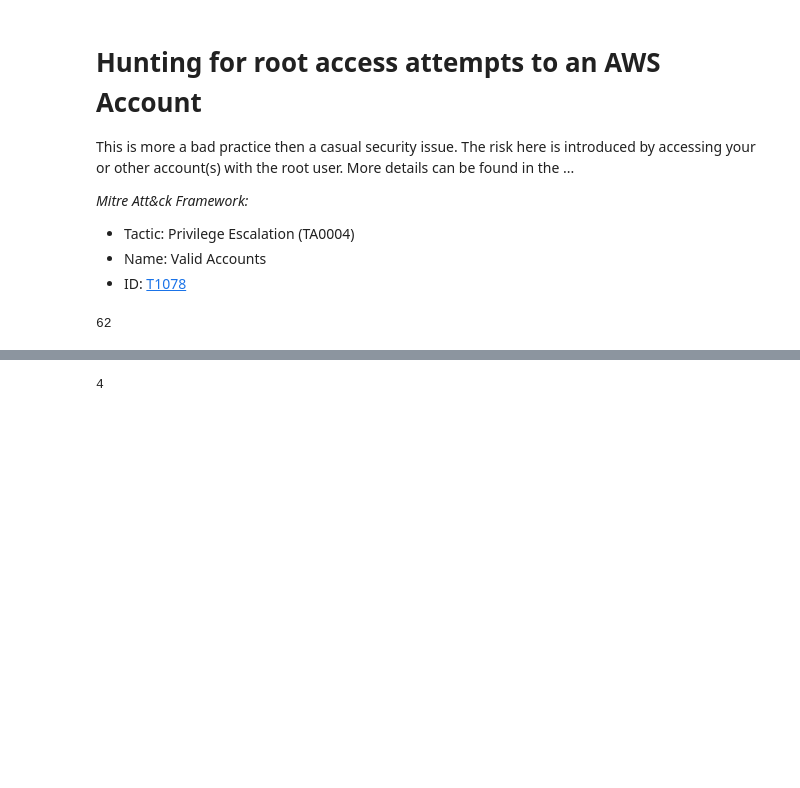
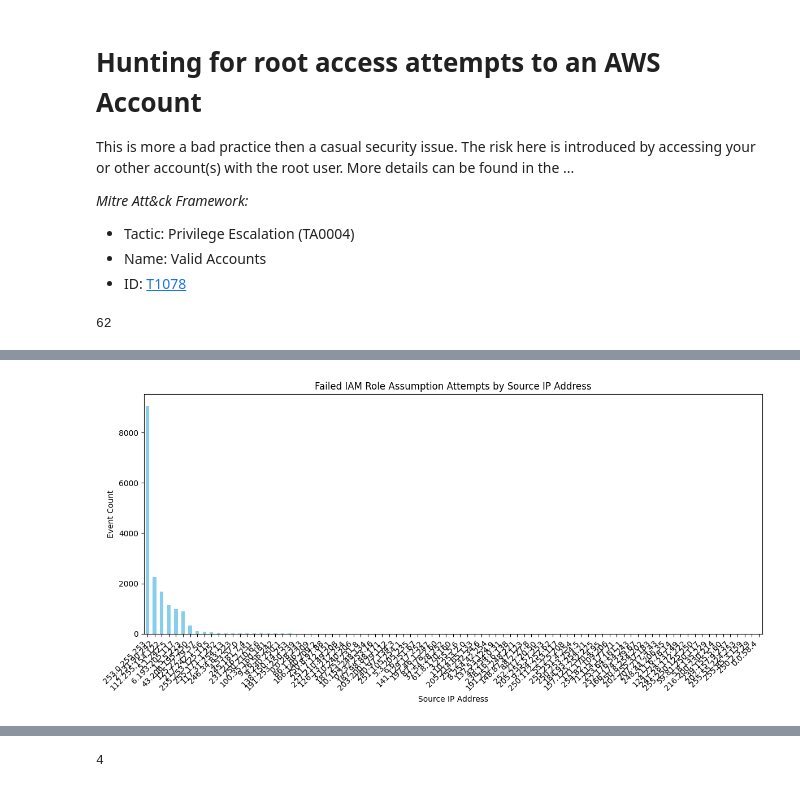
Before and after one commit to BenjiTrapp/aws-threat-hunting, a Jupyter notebook: cloudtrail/hunting-cloudtrail-flaws-cloud.ipynb, the cells around one changed output, grey strips where cells are left out. Drawn from its saved outputs; the diff is of its cells as text; code cells hidden in the pictures; blank space fills up the shorter version.

Commit message:
Added additional query

```diff
--- a/cloudtrail/hunting-cloudtrail-flaws-cloud.ipynb
+++ b/cloudtrail/hunting-cloudtrail-flaws-cloud.ipynb
@@ -230,0 +231,8 @@ _Mitre Att&ck Framework:_
+# %%
+query_brute_force = lambda event: event["eventSource"] == "sts.amazonaws.com" \
+                                and   (event["eventName"] == "AssumeRole" \
+                                    or event["eventName"] == "AssumeRoleWithSAML" \
+                                    or event["eventName"] == "AssumeRoleWithWebIdentity") \
+                                and event["errorCode"] == "AccessDenied"
+
+brute_force_attempts = list(filter(query_brute_force, cleaned_events))
@@ -230,0 +243,4 @@ _Mitre Att&ck Framework:_
+# %%
+brute_force_df = pd.read_json(StringIO(json.dumps(brute_force_attempts)))
+
+brute_force_df[:3].style
@@ -230,0 +252,19 @@ _Mitre Att&ck Framework:_
+# %%
+# Group the data by sourceIPAddress and count the occurrences
+ip_counts = brute_force_df['sourceIPAddress'].value_counts()
+
+# Create the bar chart
+plt.figure(figsize=(12, 6))
+ip_counts.plot(kind='bar', color='skyblue')
+
+# Customize the bar chart
+plt.xlabel('Source IP Address')
+plt.ylabel('Event Count')
+plt.title('Failed IAM Role Assumption Attempts by Source IP Address')
+plt.xticks(rotation=45, ha='right')
+plt.tight_layout()
+
+# Show the bar chart
+plt.show()
+# %% [output]
+[figure, added]
```
Also changed, not shown: parts of 4 cells of this notebook.
